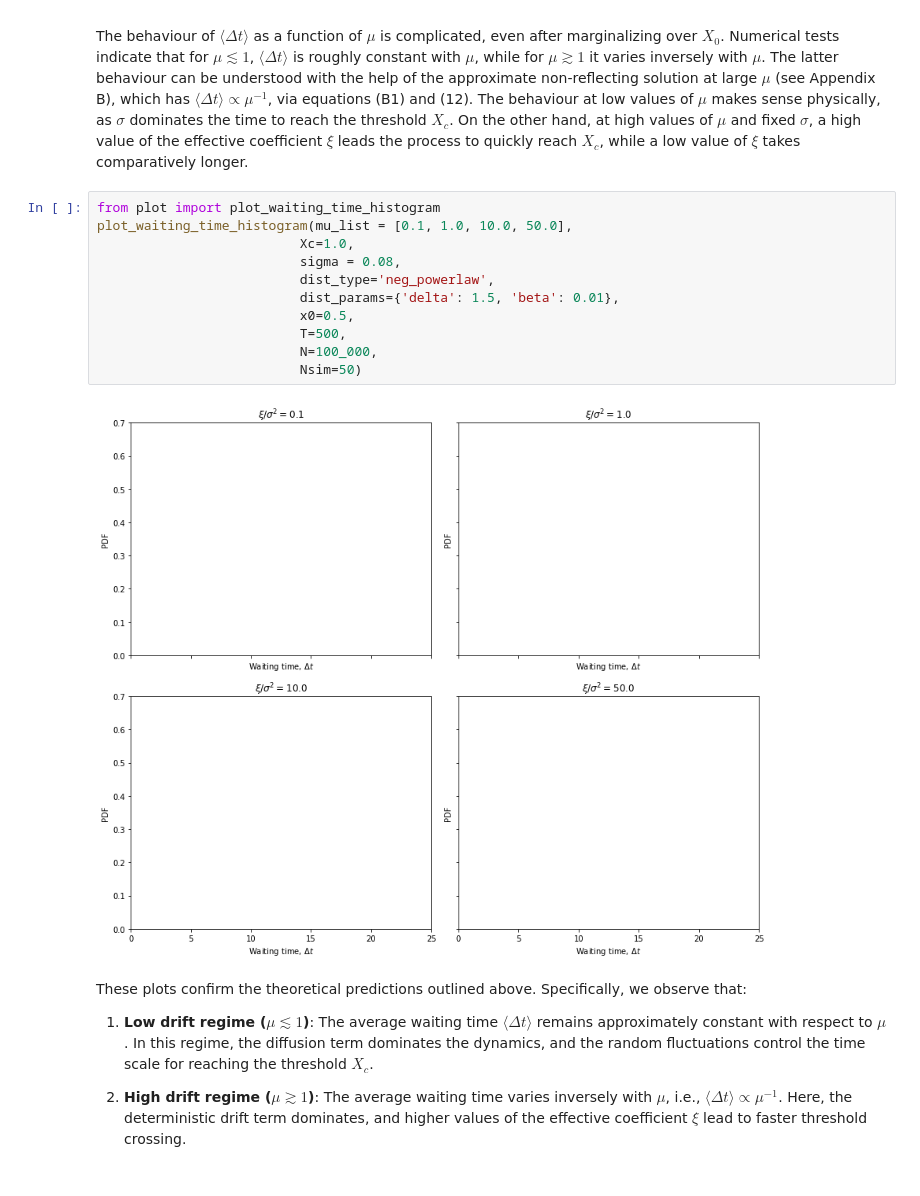
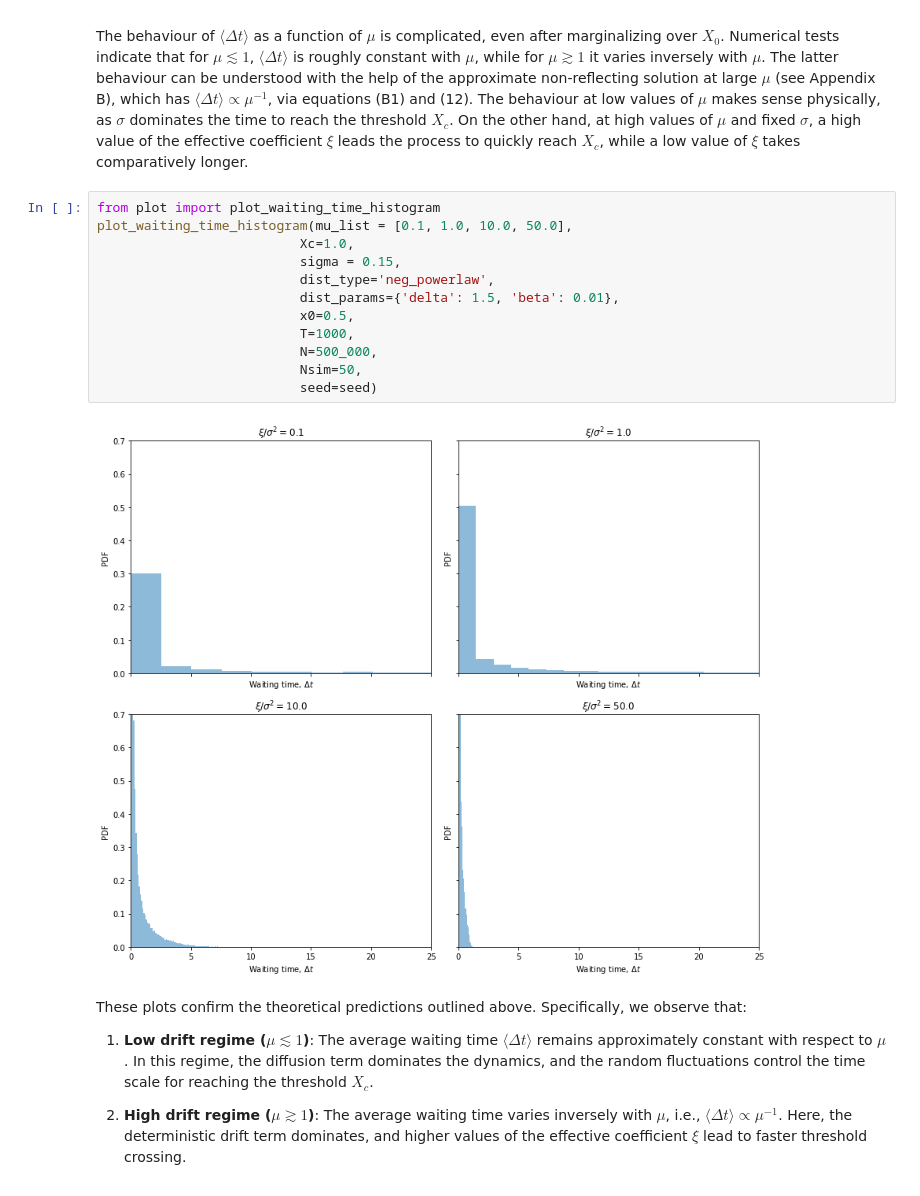
Before and after one commit to Spina02/pulsar-glitches, a Jupyter notebook: src/main.ipynb, the cells around one changed output. Saved outputs shown, nothing was run; the diff lists cells and outputs as text.

```diff
--- a/src/main.ipynb
+++ b/src/main.ipynb
@@ -195,16 +195,17 @@ The behaviour of $\langle \Delta t \rangle$ as a function of $\mu$ is complicate
 # %%
 from plot import plot_waiting_time_histogram
 plot_waiting_time_histogram(mu_list = [0.1, 1.0, 10.0, 50.0],
                           Xc=1.0,
-                          sigma = 0.08,
+                          sigma = 0.15,
                           dist_type='neg_powerlaw',
                           dist_params={'delta': 1.5, 'beta': 0.01},
                           x0=0.5,
-                          T=500,
-                          N=100_000,
-                          Nsim=50)
+                          T=1000,
+                          N=500_000,
+                          Nsim=50,
+                          seed=seed)
 # %% [output]
-[figure, old version]
+[figure, new version]
 # %% [markdown]
 These plots confirm the theoretical predictions outlined above. Specifically, we observe that:
 
```
Also changed, not shown: parts of 3 cells of this notebook, 18 other files.
